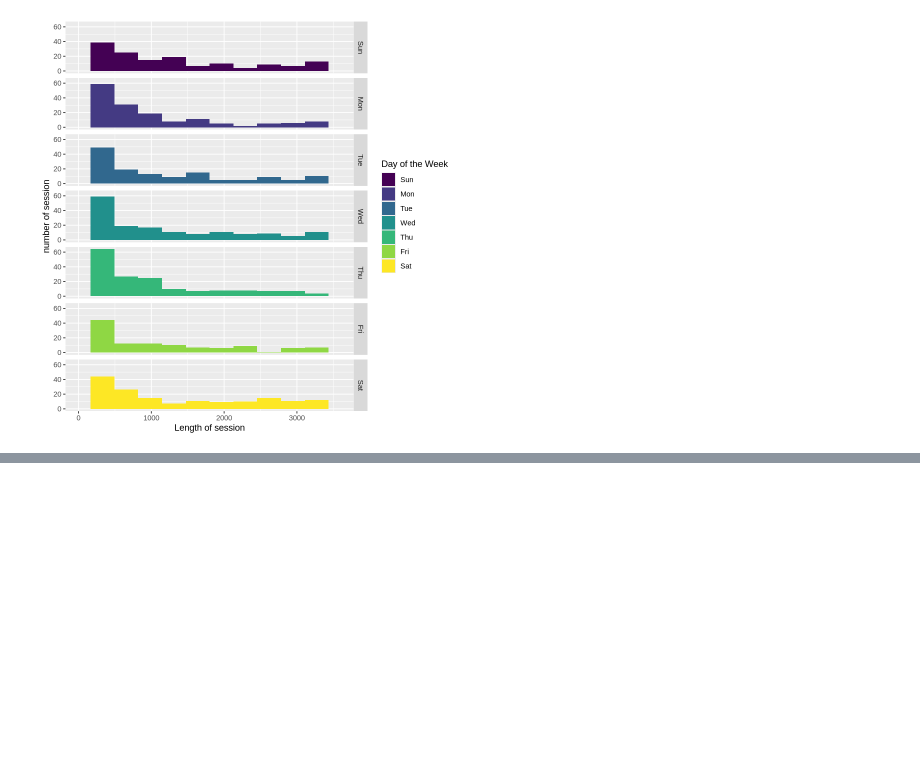
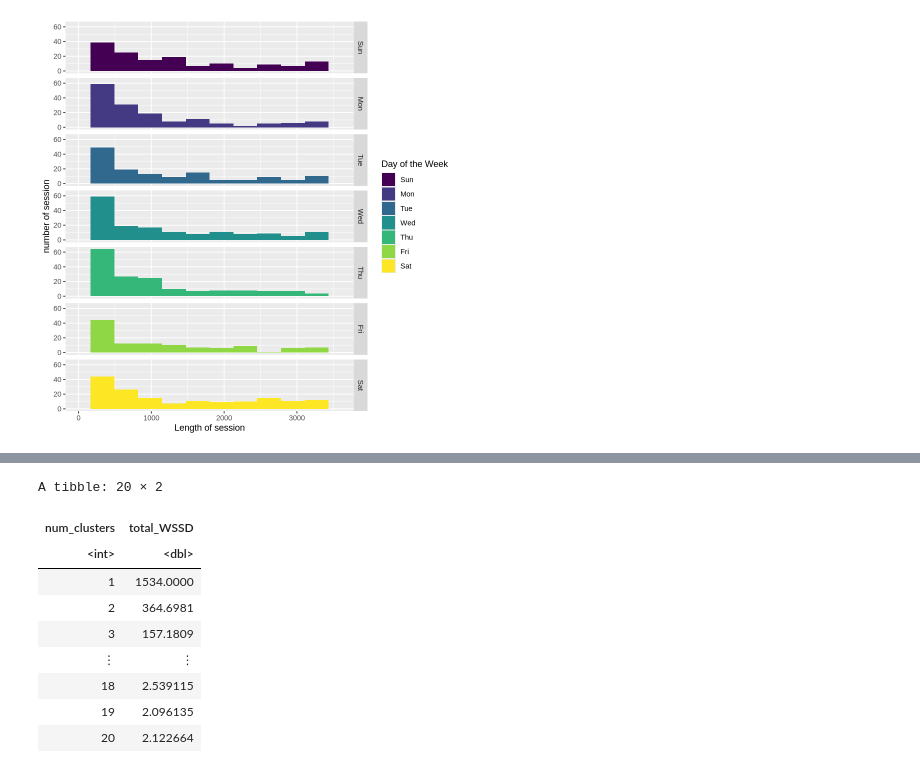
Before and after one commit to wruen/DSCI_100_test, a Jupyter notebook: DSCI_100_group_project.ipynb, the cells around one changed output, grey strips where cells are left out. Saved outputs shown, nothing was run; the diff lists cells and outputs as text; code cells hidden in the pictures; blank space fills up the shorter version.

```diff
--- a/DSCI_100_group_project.ipynb
+++ b/DSCI_100_group_project.ipynb
@@ -88,0 +126,30 @@ Warning message:
+# %%
+set.seed(2019)
+clusnums<-tibble(num_clusters=1:20)
+scaleday_recipe<-recipe(~dayofweek,data=session_scale_wday)|>
+step_scale(all_predictors())|>
+step_center(all_predictors())
+wday_spec_tune <- k_means(num_clusters = tune()) |>
+        set_engine("stats",nstart=10)
+#3
+elbow_stats <- workflow() |>
+        add_recipe(scaleday_recipe) |>
+        add_model(wday_spec_tune) |>
+        tune_cluster(resamples = apparent(session_scale_wday), grid = clusnums) |>
+        collect_metrics()|>
+#4
+        filter(.metric=="sse_within_total")|>
+        mutate(total_WSSD=mean)|>
+        select(num_clusters,total_WSSD)
+elbow_stats
+# %% [output]
+A tibble: 20 × 2
+| num_clusters | total_WSSD |
+| <int> | <dbl> |
+| 1 | 1534.0000 |
+| 2 | 364.6981 |
+| 3 | 157.1809 |
+| ⋮ | ⋮ |
+| 18 | 2.539115 |
+| 19 | 2.096135 |
+| 20 | 2.122664 |
```
Also changed, not shown: parts of 7 cells of this notebook.
